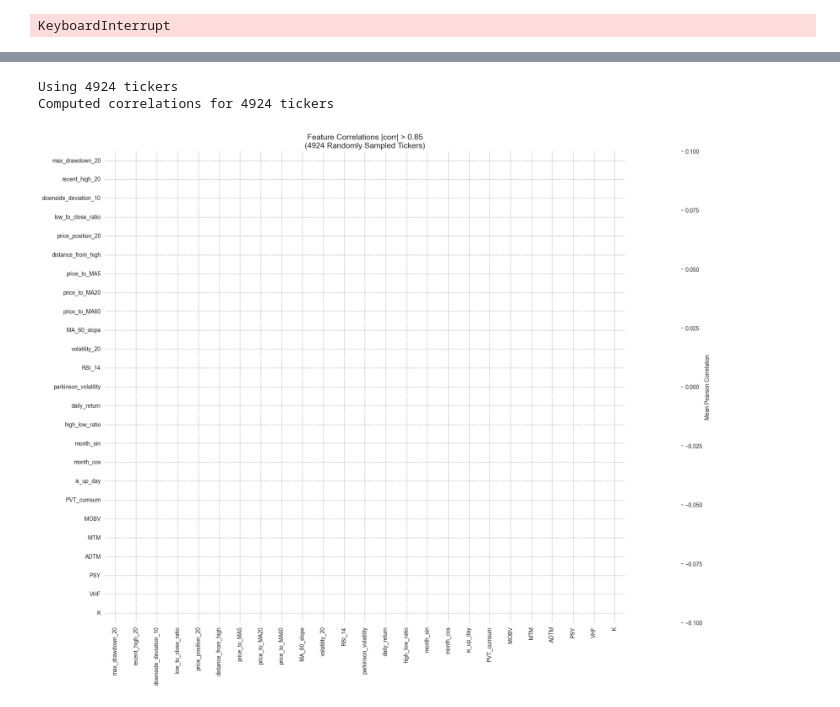
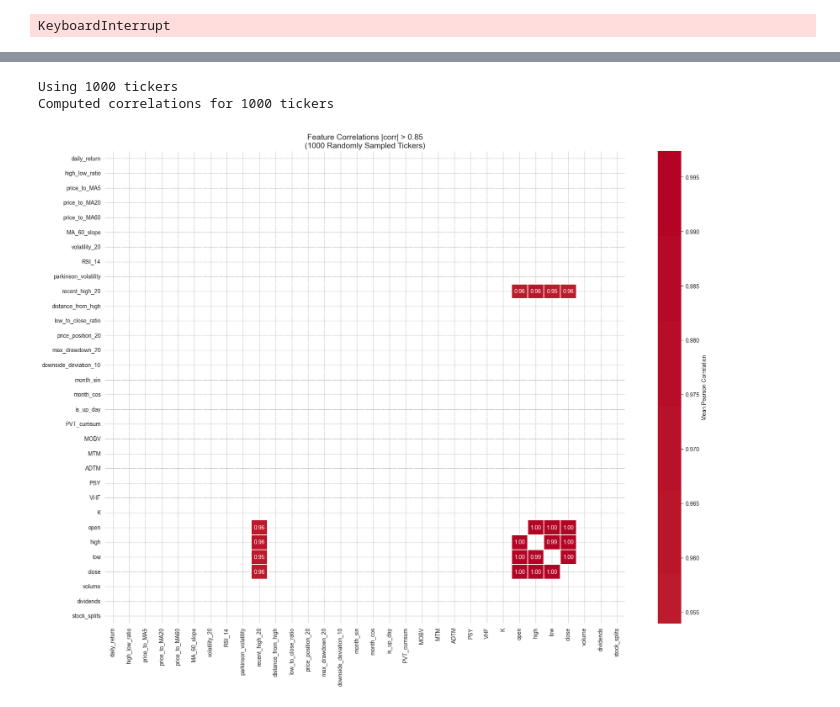
Before and after one commit to OnlyAbdullh/stock-trend-prediction, a Jupyter notebook: notebooks/06_sequenece_analysis.ipynb, the cells around one changed output, grey strips where cells are left out. Cells and saved outputs as stored; diff of their text form; code cells hidden in the pictures.

```diff
--- a/notebooks/06_sequenece_analysis.ipynb
+++ b/notebooks/06_sequenece_analysis.ipynb
@@ -96,6 +96,13 @@ def engineer_features(df):
     df = df.copy()
     df = df.sort_values(['ticker', 'date']).reset_index(drop=True)
     grouped = df.groupby('ticker')
+
+    # ========================================================================
+    # TARGET VARIABLE
+    # ========================================================================
+    print(" - Target variable...")
+    df['close_30d_future'] = grouped['close'].shift(-30)
+    df['target'] = (df['close_30d_future'] > df['close']).astype(int)
 
     # ------------------------------
     # Price Features
@@ -224,7 +231,7 @@ def engineer_features(df):
         'price_change', 'PVT', 'MOBV_signal',
         'DTM', 'DBM', 'DTM_sum', 'DBM_sum',
         'highest_close', 'lowest_close', 'close_diff_sum',
-        'lowest_low_9', 'highest_high_9', 'recent_low_20',
+        'lowest_low_9', 'highest_high_9', 'recent_low_20','close_30d_future',
     ]
     df = df.drop(columns=temp_cols, errors='ignore')
     # df = df[ ['ticker', 'date'] + feature_columns_order ]
@@ -660,6 +668,18 @@ print("\n" + "="*80)
 print("[6] TARGET-LAG MUTUAL INFORMATION ANALYSIS")
 print("="*80)
 print("Analyzing mutual information between lagged features and binary target")
+
+feature_columns = [
+    # Raw Features
+    "open",
+    "high",
+    "low",
+    "close",
+    "volume",
+    "dividends",
+    "stock_splits"
+]
+
 
 # ----------------------------------------------------------------------------
 # CONFIGURATION
@@ -1065,7 +1105,7 @@ print("\n✓ Saved: rolling_statistics_summary.csv")
 # CONFIG
 # ============================================================
 RANDOM_STATE = 42
-N_TICKERS_SAMPLE = 5000
+N_TICKERS_SAMPLE = 1000
 MIN_ROWS_PER_TICKER = 100
 THRESHOLD = 0.85
 
@@ -1126,6 +1166,15 @@ feature_columns = [
 
     # Stochastic (1)
     'K',                    # MI = 0.0083
+
+    # Raw Features:
+    "open",
+    "high",
+    "low",
+    "close",
+    "volume",
+    "dividends",
+    "stock_splits",
 ]
 # ============================================================
 rng = np.random.default_rng(RANDOM_STATE)
@@ -1177,33 +1226,33 @@ mean_corr_df = pd.DataFrame(
     columns=feature_columns
 )
 
 mask = mean_corr_df.abs() <= THRESHOLD
 np.fill_diagonal(mask.values, True)  # optional: hide diagonal
 
 # ============================================================
 # HEATMAP
 # ============================================================
 plt.figure(figsize=(18, 14))
 sns.heatmap(
     mean_corr_df,
     mask=mask,
     cmap='coolwarm',
     center=0,
     linewidths=0.3,
     cbar_kws={'label': 'Mean Pearson Correlation'},
     annot=True,
     fmt=".2f"
 )
 
 plt.title(
     f"Feature Correlations |corr| > {THRESHOLD}\n"
     f"({len(sample_tickers)} Randomly Sampled Tickers)",
     fontsize=14
 )
 
 plt.tight_layout()
 plt.show()
 # %% [output]
-Using 4924 tickers
-Computed correlations for 4924 tickers
+Using 1000 tickers
+Computed correlations for 1000 tickers
-[figure, old version]
+[figure, new version]
```
Also changed, not shown: parts of 4 cells of this notebook.
